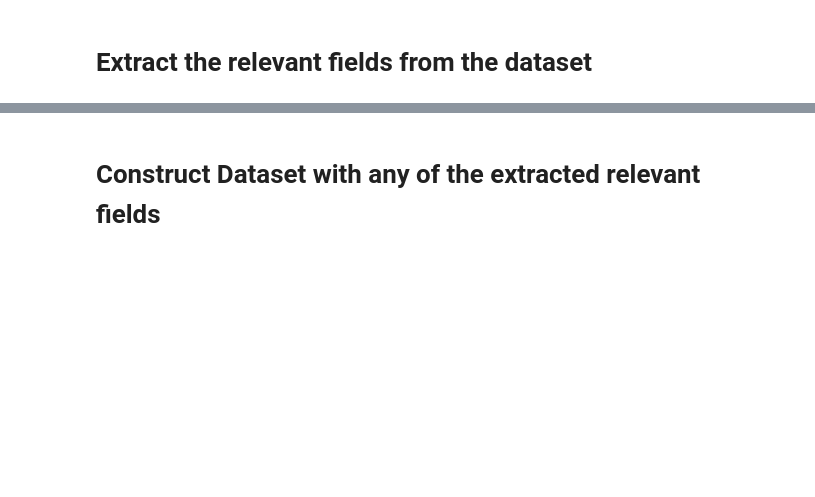
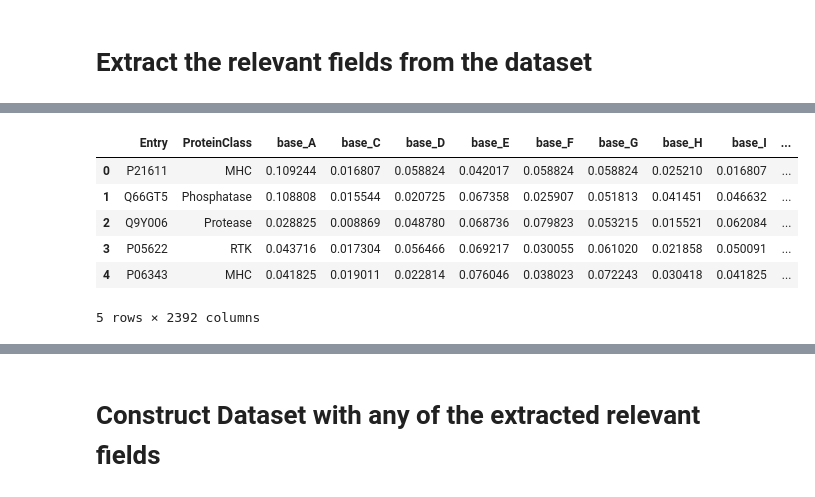
Before and after one commit to SecondBook5/ProtClassify, a Jupyter notebook: Competition_Tuning_Assignment12.ipynb, the cells around one changed output, grey strips where cells are left out. Drawn from its saved outputs; the diff is of its cells as text; code cells hidden in the pictures; blank space fills up the shorter version.

Commit message:
module 12 eval protlearn peptide

```diff
--- a/Competition_Tuning_Assignment12.ipynb
+++ b/Competition_Tuning_Assignment12.ipynb
@@ -131,0 +175,33 @@ def extract_fields_from_data_evaluation(data):
+# %%
+# --- Step 2: Load ProtLearn and Peptide descriptors ---
+
+protlearn_df = pd.read_csv("protlearn_features.csv")
+peptide_df = pd.read_csv("peptide_descriptors.csv")
+
+# Clean column names
+protlearn_df.columns = protlearn_df.columns.str.strip()
+peptide_df.columns = peptide_df.columns.str.strip()
+
+# Insert Entry column manually
+protlearn_df.insert(0, "Entry", data["Entry"].values)  # assumes correct order
+peptide_df.insert(0, "Entry", data["Entry"].values)
+
+print("ProtLearn columns:", protlearn_df.columns[:5])
+print("Peptide columns:", peptide_df.columns[:5])
+
+
+
+# Start from existing correctly prefixed df_base
+# Merge ProtLearn and Peptide descriptors
+
+df_full = df_base.merge(protlearn_df, on="Entry", how="left")
+df_full = df_full.merge(peptide_df, on="Entry", how="left")
+
+print(f"Full merged feature matrix shape after adding ProtLearn and Peptides: {df_full.shape}")
+
+# Build modeling matrices
+X_full = df_full.drop(columns=["Entry", "ProteinClass"])  # only numeric features
+y_full = df_full[["Entry", "ProteinClass"]]                # Entry and class labels
+
+print("X_full shape (features only):", X_full.shape)
+print("y_full shape (Entry + Label):", y_full.shape)
@@ -131,0 +216,10 @@ def extract_fields_from_data_evaluation(data):
+# %%
+df_full.head()
+# %% [output]
+|  | Entry | ProteinClass | base_A | base_C | base_D | base_E | base_F | base_G | base_H | base_I | ... |
+| 0 | P21611 | MHC | 0.109244 | 0.016807 | 0.058824 | 0.042017 | 0.058824 | 0.058824 | 0.025210 | 0.016807 | ... |
+| 1 | Q66GT5 | Phosphatase | 0.108808 | 0.015544 | 0.020725 | 0.067358 | 0.025907 | 0.051813 | 0.041451 | 0.046632 | ... |
+| 2 | Q9Y006 | Protease | 0.028825 | 0.008869 | 0.048780 | 0.068736 | 0.079823 | 0.053215 | 0.015521 | 0.062084 | ... |
+| 3 | P05622 | RTK | 0.043716 | 0.017304 | 0.056466 | 0.069217 | 0.030055 | 0.061020 | 0.021858 | 0.050091 | ... |
+| 4 | P06343 | MHC | 0.041825 | 0.019011 | 0.022814 | 0.076046 | 0.038023 | 0.072243 | 0.030418 | 0.041825 | ... |
+5 rows × 2392 columns
```
Also changed, not shown: parts of 13 cells of this notebook, 11 other files.
